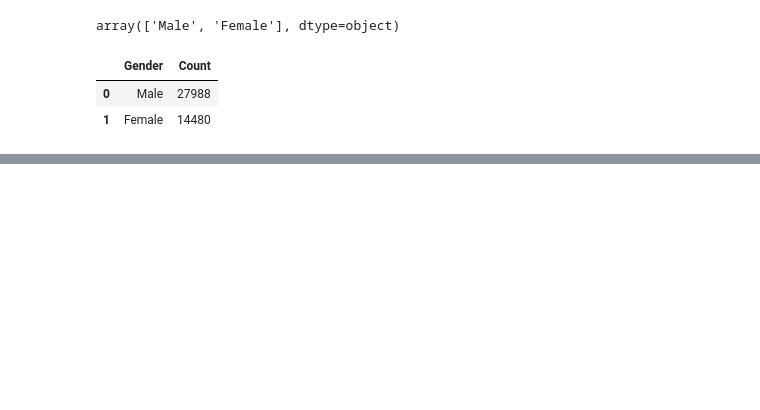
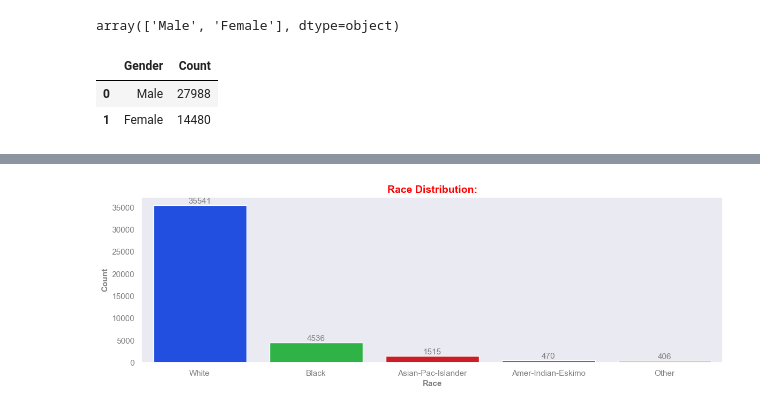
Before and after one commit to rajesh-coventry/Projects, a Jupyter notebook: 02_Data_Visuallization/04_Adults_Income_Analysis/Analysis-5_Race_Gender_and_Nationality.ipynb, the cells around one changed output, grey strips where cells are left out. Cells and saved outputs as stored; diff of their text form; code cells hidden in the pictures; blank space fills up the shorter version.

```diff
--- a/02_Data_Visuallization/04_Adults_Income_Analysis/Analysis-5_Race_Gender_and_Nationality.ipynb
+++ b/02_Data_Visuallization/04_Adults_Income_Analysis/Analysis-5_Race_Gender_and_Nationality.ipynb
@@ -53,0 +131,3 @@ plt.show()
+# %%
+rce= data["race"].value_counts().reset_index()
+rce
@@ -53,0 +141,23 @@ plt.show()
+# %%
+plt.figure(figsize=(14, 4))
+sns.set_theme(style="dark", context= "notebook")
+sns.barplot(data= rce, x= "race", y= "count", palette="bright6")
+plt.title("Race Distribution:", fontsize= 14, fontweight= "bold", color= "Red")
+plt.xlabel("Race", fontweight= "bold", fontsize= 11, color= "Gray")
+plt.ylabel("Count", fontweight= "bold", fontsize= 11, color= "Gray")
+plt.xticks(fontsize= 11, color= "Gray")
+plt.yticks(fontsize= 11, color= "Gray")
+
+# Add annotations:
+for p in plt.gca().patches:
+    plt.gca().annotate(text= f'{int(p.get_height())}',
+                      xy= (p.get_x() + p.get_width()/2., p.get_height()),
+                      ha='center',
+                      va='bottom',
+                      color= "gray",
+                      fontsize= 11,
+                      fontweight= "normal")
+
+plt.show()
+# %% [output]
+[figure, added]
```
Also changed, not shown: parts of 35 cells of this notebook, 1 other file.
